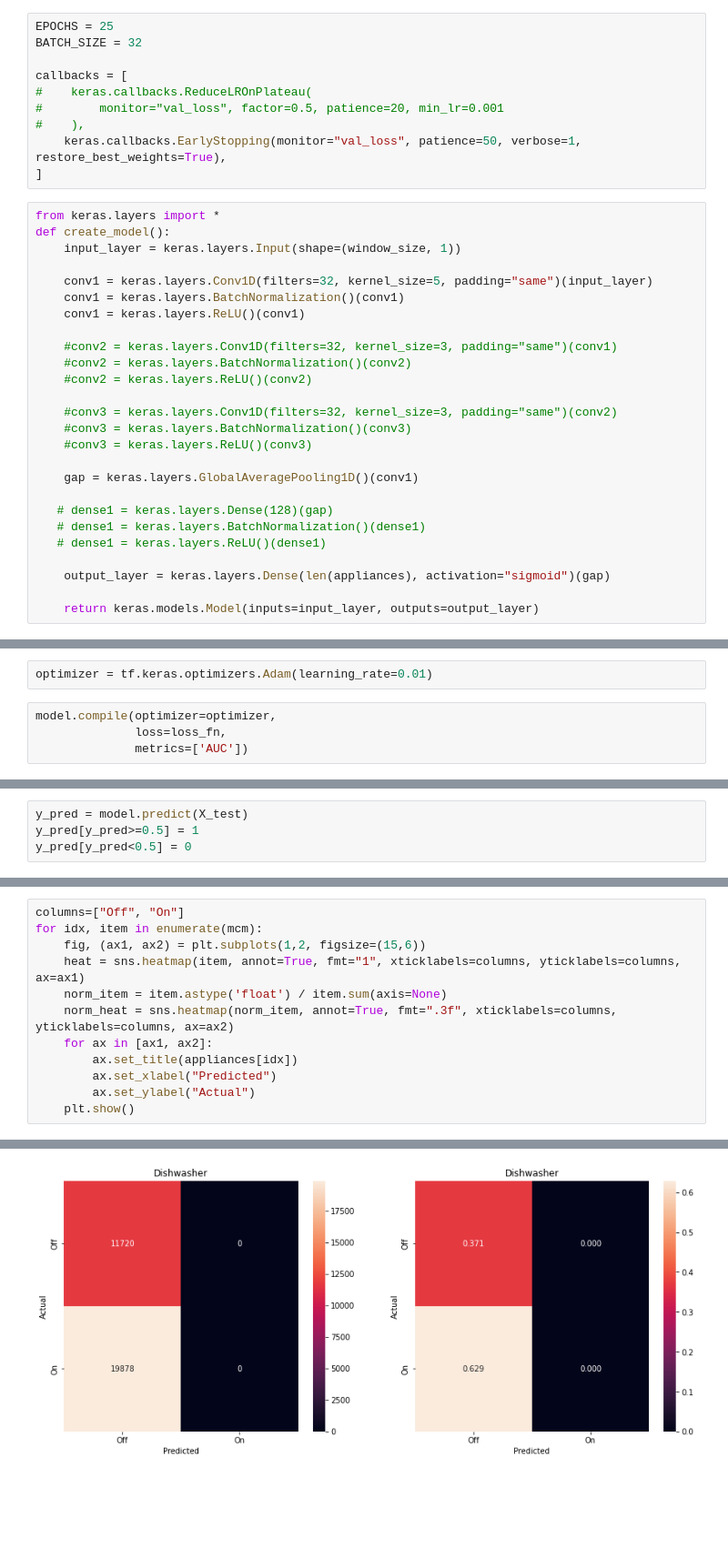
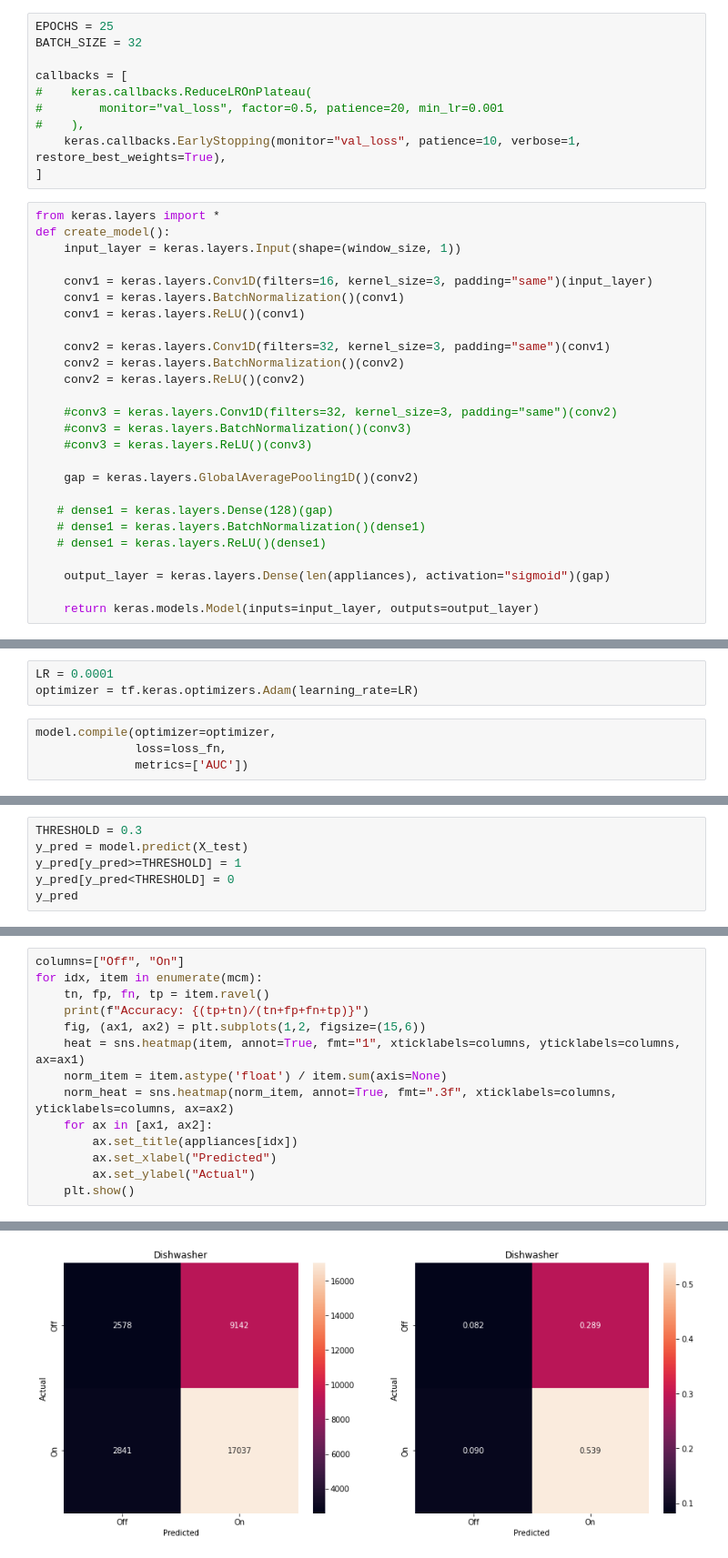
Before and after one commit to akletini/Forschungsprojekt, a Jupyter notebook: Main.ipynb, the cells around one changed output, grey strips where cells are left out. Shown: that part at 91% size. Saved outputs shown, nothing was run; the diff lists cells and outputs as text; blank space fills up the shorter version.

```diff
--- a/Main.ipynb
+++ b/Main.ipynb
@@ -168,26 +175,26 @@ callbacks = [
 #    keras.callbacks.ReduceLROnPlateau(
 #        monitor="val_loss", factor=0.5, patience=20, min_lr=0.001
 #    ),
-    keras.callbacks.EarlyStopping(monitor="val_loss", patience=50, verbose=1, restore_best_weights=True),
+    keras.callbacks.EarlyStopping(monitor="val_loss", patience=10, verbose=1, restore_best_weights=True),
 ]
 # %%
 from keras.layers import *
 def create_model():
     input_layer = keras.layers.Input(shape=(window_size, 1))
 
-    conv1 = keras.layers.Conv1D(filters=32, kernel_size=5, padding="same")(input_layer)
+    conv1 = keras.layers.Conv1D(filters=16, kernel_size=3, padding="same")(input_layer)
     conv1 = keras.layers.BatchNormalization()(conv1)
     conv1 = keras.layers.ReLU()(conv1)
 
-    #conv2 = keras.layers.Conv1D(filters=32, kernel_size=3, padding="same")(conv1)
-    #conv2 = keras.layers.BatchNormalization()(conv2)
-    #conv2 = keras.layers.ReLU()(conv2)
+    conv2 = keras.layers.Conv1D(filters=32, kernel_size=3, padding="same")(conv1)
+    conv2 = keras.layers.BatchNormalization()(conv2)
+    conv2 = keras.layers.ReLU()(conv2)
 
     #conv3 = keras.layers.Conv1D(filters=32, kernel_size=3, padding="same")(conv2)
     #conv3 = keras.layers.BatchNormalization()(conv3)
     #conv3 = keras.layers.ReLU()(conv3)
 
-    gap = keras.layers.GlobalAveragePooling1D()(conv1)
+    gap = keras.layers.GlobalAveragePooling1D()(conv2)
 
    # dense1 = keras.layers.Dense(128)(gap)
    # dense1 = keras.layers.BatchNormalization()(dense1)
@@ -201,7 +209,8 @@ model = create_model()
 # %%
 loss_fn = tf.keras.losses.BinaryCrossentropy()
 # %%
-optimizer = tf.keras.optimizers.Adam(learning_rate=0.01)
+LR = 0.0001
+optimizer = tf.keras.optimizers.Adam(learning_rate=LR)
 # %%
 model.compile(optimizer=optimizer,
               loss=loss_fn,
@@ -254,4 +279,6 @@ Epoch 25/25
 # %%
+THRESHOLD = 0.3
 y_pred = model.predict(X_test)
-y_pred[y_pred>=0.5] = 1
-y_pred[y_pred<0.5] = 0
+y_pred[y_pred>=THRESHOLD] = 1
+y_pred[y_pred<THRESHOLD] = 0
+y_pred
@@ -303,6 +338,8 @@ Washing_machine       0.40      1.00      0.57     12688
 # %%
 columns=["Off", "On"]
 for idx, item in enumerate(mcm):
+    tn, fp, fn, tp = item.ravel()
+    print(f"Accuracy: {(tp+tn)/(tn+fp+fn+tp)}")
     fig, (ax1, ax2) = plt.subplots(1,2, figsize=(15,6))
     heat = sns.heatmap(item, annot=True, fmt="1", xticklabels=columns, yticklabels=columns, ax=ax1)
     norm_item = item.astype('float') / item.sum(axis=None)
@@ -319 +360 @@ for idx, item in enumerate(mcm):
-[figure, old version]
+[figure, new version]
```
Also changed, not shown: parts of 17 cells of this notebook, 2 other files.
